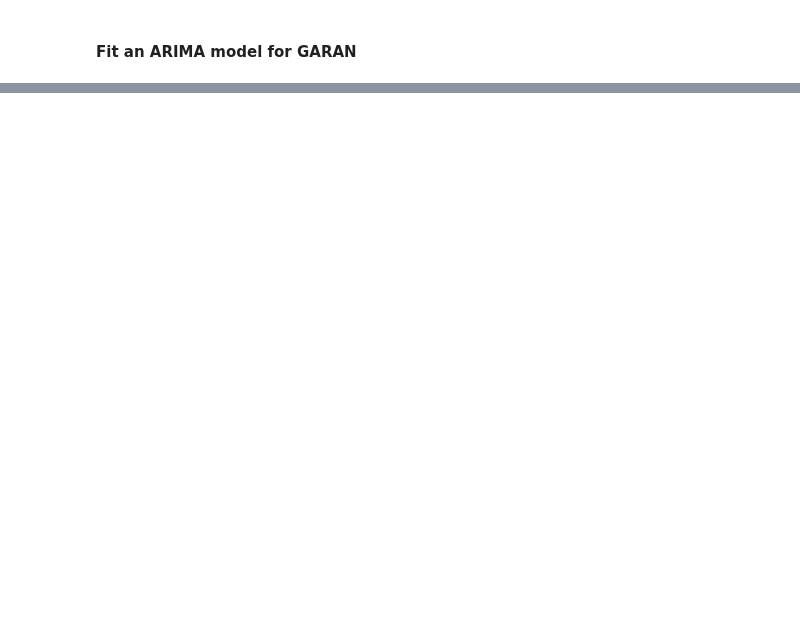
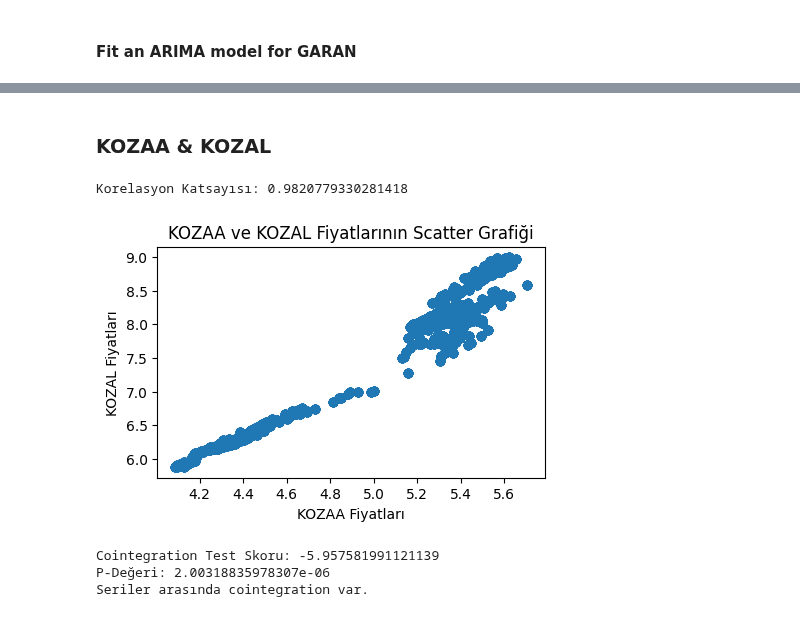
Before and after one commit to eylulranasarac/ie423-group, a Jupyter notebook: ProjectPart2/ARIMA.ipynb, the cells around one changed output, grey strips where cells are left out. Drawn from its saved outputs; the diff is of its cells as text; code cells hidden in the pictures; blank space fills up the shorter version.

```diff
--- a/ProjectPart2/ARIMA.ipynb
+++ b/ProjectPart2/ARIMA.ipynb
@@ -204,0 +238,54 @@ Warnings:
+# %% [markdown]
+### KOZAA & KOZAL
+# %%
+# KOZAA VE KOZAL deneyelim.
+
+combined_data_KOZAA = pd.DataFrame()
+combined_data_KOZAL = pd.DataFrame()
+
+for file_path in files_2018_to_2021:
+    # Read the file and set the 'timestamp' column as the index by converting it to a datetime object
+    # After reading the data, set the frequency to hourly
+    data = pd.read_csv(file_path, parse_dates=['timestamp'], index_col='timestamp')
+
+    kozaa_data = data[data['short_name'] == 'KOZAA']
+    kozal_data = data[data['short_name'] == 'KOZAL']
+
+    # Concatenate the data
+    combined_data_KOZAA = pd.concat([combined_data_KOZAA, akbnk_data])
+    combined_data_KOZAL = pd.concat([combined_data_KOZAL, garan_data])
+
+
+# İki hisse senedinin kapanış fiyatlarını al
+kozaa_prices = combined_data_KOZAA['price']
+kozal_prices = combined_data_KOZAL['price']
+
+# Korelasyon hesaplama
+correlation = kozaa_prices.corr(kozal_prices)
+print(f'Korelasyon Katsayısı: {correlation}')
+
+# Fiyatlar arasındaki ilişkiyi görselleştirme
+plt.figure(figsize=(5,3))
+plt.scatter(kozaa_prices, kozal_prices)
+plt.xlabel('KOZAA Fiyatları')
+plt.ylabel('KOZAL Fiyatları')
+plt.title('KOZAA ve KOZAL Fiyatlarının Scatter Grafiği')
+plt.show()
+
+# Cointegration testi
+score, p_value, _ = coint(kozaa_prices, kozal_prices)
+
+print(f'Cointegration Test Skoru: {score}')
+print(f'P-Değeri: {p_value}')
+
+# Eğer p-değeri 0.05'ten küçükse, seriler arasında cointegration olduğu kabul edilir
+if p_value < 0.05:
+    print('Seriler arasında cointegration var.')
+else:
+    print('Seriler arasında cointegration yok.')
+# %% [output]
+Korelasyon Katsayısı: 0.9820779330281418
+[figure, added]
+Cointegration Test Skoru: -5.957581991121139
+P-Değeri: 2.00318835978307e-06
+Seriler arasında cointegration var.
```
Also changed, not shown: parts of 17 cells of this notebook.
